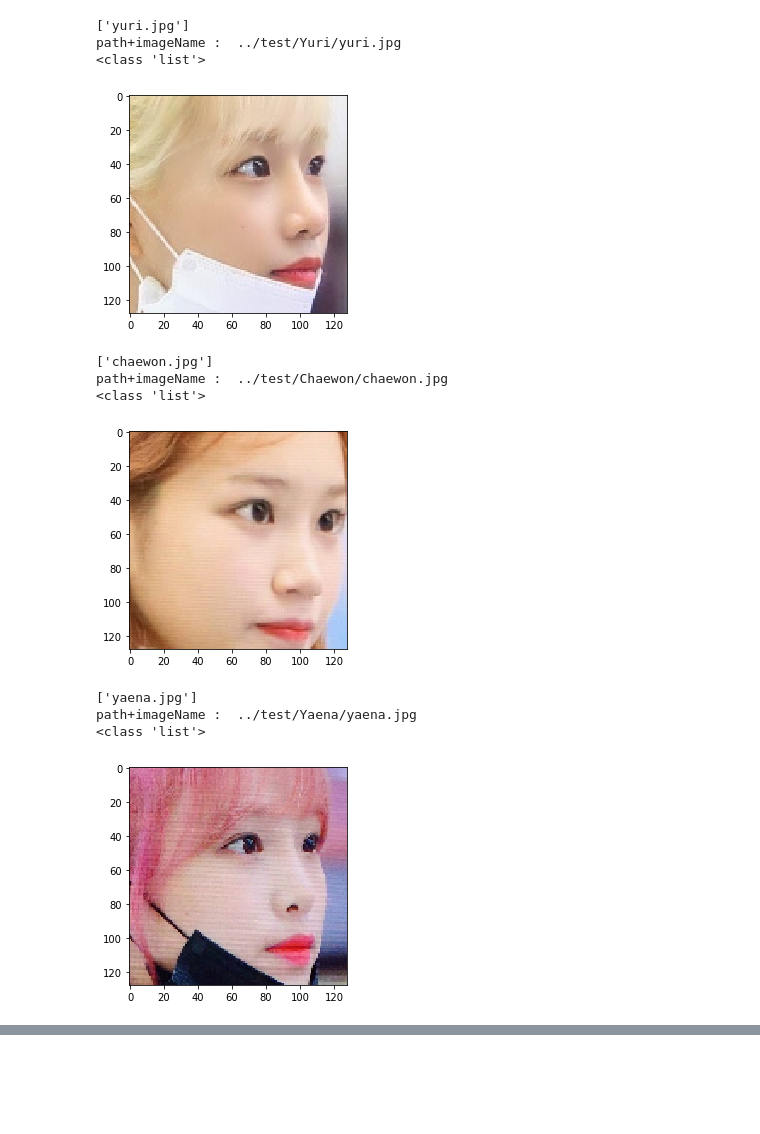
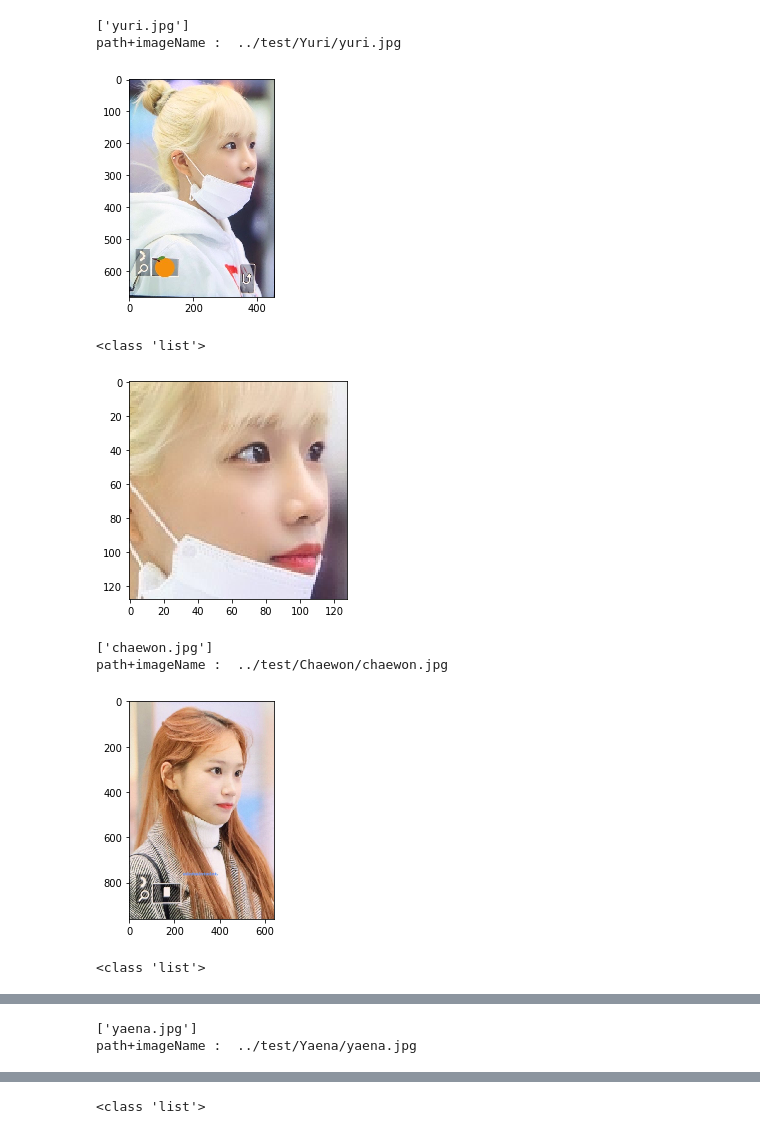
Before and after one commit to inerplat/JoYurIZ-Classifier, a Jupyter notebook: 1. Preprocessing/Untitled1.ipynb, the cells around one changed output, grey strips where cells are left out. Drawn from its saved outputs; the diff is of its cells as text; code cells hidden in the pictures; blank space fills up the shorter version.

Commit message:
upload image

```diff
--- a/1. Preprocessing/Untitled1.ipynb
+++ b/1. Preprocessing/Untitled1.ipynb
@@ -7,36 +7,35 @@ import cv2
 # %%
 JoYuris =['Yuri', 'Chaewon', 'Yaena']
 for member in JoYuris:
     #path = '../rawImage/' + member + '/'
     path = '../test/' + member + '/'
     imageList = os.listdir(path)
     print(format(imageList))
     cnt = 0
     for imageName in imageList:
         print("path+imageName : ",path+imageName)
         if imageName.strip().split('.')[-1] != 'jpg':
             continue
         image = FR.load_image_file(path+imageName)
+        plt.imshow(image)
+        plt.show()
         faces = FR.face_locations(image, number_of_times_to_upsample=0, model="cnn")
         print(type(faces))
 
         for T, R, B, L in faces:
             cnt = cnt + 1
             tcnt = 0
             crop  = image[T:B, L:R]
             resized= cv2.resize(crop, (128, 128),interpolation = cv2.INTER_CUBIC)
             plt.imshow(resized)
             plt.show()
 # %% [output]
 ['yuri.jpg']
 path+imageName :  ../test/Yuri/yuri.jpg
-<class 'list'>
-[figure, old version]
+[figure, new version]
-['chaewon.jpg']
-path+imageName :  ../test/Chaewon/chaewon.jpg
 <class 'list'>
-[figure, old version]
+[figure, new version]
-['yaena.jpg']
-path+imageName :  ../test/Yaena/yaena.jpg
-<class 'list'>
+['chaewon.jpg']
+path+imageName :  ../test/Chaewon/chaewon.jpg
-[figure, old version]
+[figure, new version]
+<class 'list'>
@@ -42,0 +43,2 @@ path+imageName :  ../test/Yaena/yaena.jpg
+['yaena.jpg']
+path+imageName :  ../test/Yaena/yaena.jpg
@@ -42,0 +46 @@ path+imageName :  ../test/Yaena/yaena.jpg
+<class 'list'>
```
Also changed, not shown: parts of 1 cell of this notebook, 1 other file.
